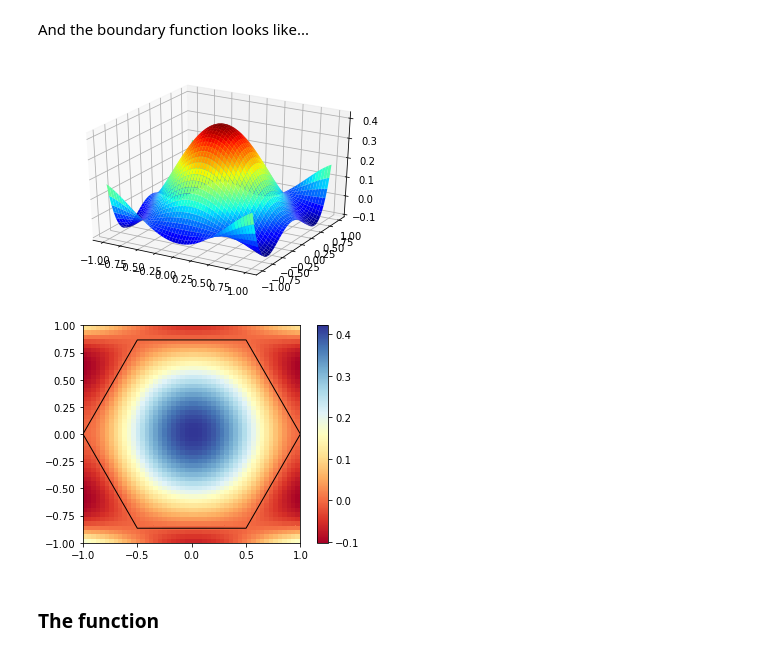
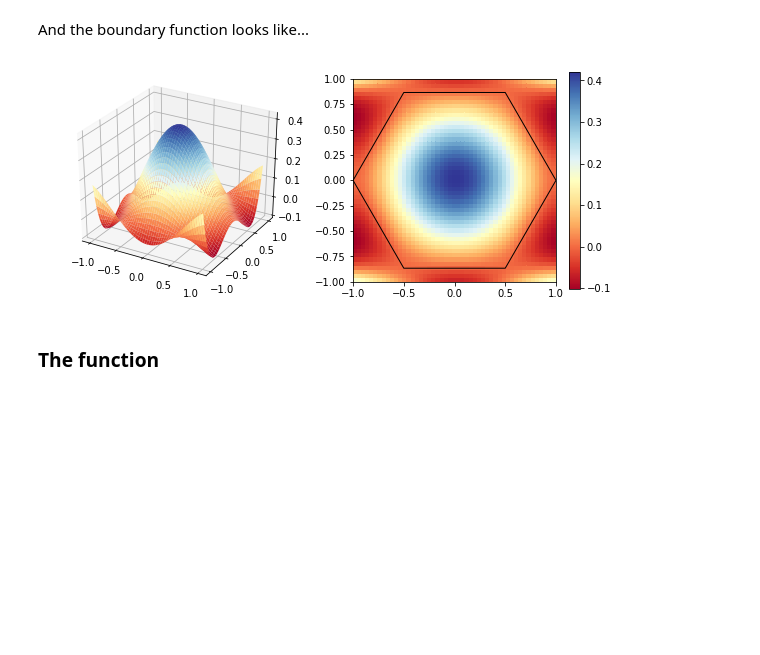
Before and after one commit to nicoguaro/FEM_resources, a Jupyter notebook: poly_ritz.ipynb, the cells around one changed output. Saved outputs shown, nothing was run; the diff lists cells and outputs as text; code cells hidden in the pictures; blank space fills up the shorter version.

Commit message:
Update Poly_ritz

```diff
--- a/poly_ritz.ipynb
+++ b/poly_ritz.ipynb
@@ -118,14 +134,16 @@ b_num = lambdify((x,y), bound, "numpy")
 X,Y = np.mgrid[-1:1:50j, -1:1:50j]
 Z = b_num(X,Y)
 # %%
-plot3d(bound,(x,-1,1), (y, -1,1), colormap="RdYlBu");
-plt.pcolor(X, Y, Z, cmap="RdYlBu")
-plt.fill(np.array(poly)[:,0], np.array(poly)[:,1], fill=False, ec='k', lw=1)
-plt.axis("image")
-plt.colorbar();
+fig = plt.figure(figsize=(10, 4))
+ax = fig.add_subplot(121, projection='3d')
+ax.plot_surface(X, Y, Z, cmap="RdYlBu", lw=1)
+surf = ax2 = fig.add_subplot(122)
+cont = ax2.pcolor(X, Y, Z, cmap="RdYlBu")
+ax2.fill(np.array(poly)[:,0], np.array(poly)[:,1], fill=False, ec='k', lw=1)
+ax2.axis("image")
+plt.colorbar(cont);
 # %% [output]
-[figure, old version]
+[figure, new version]
-[figure, removed]
 # %% [markdown]
 ### The function
 # %% [markdown]
```
Also changed, not shown: parts of 13 cells of this notebook, 1 other file.
